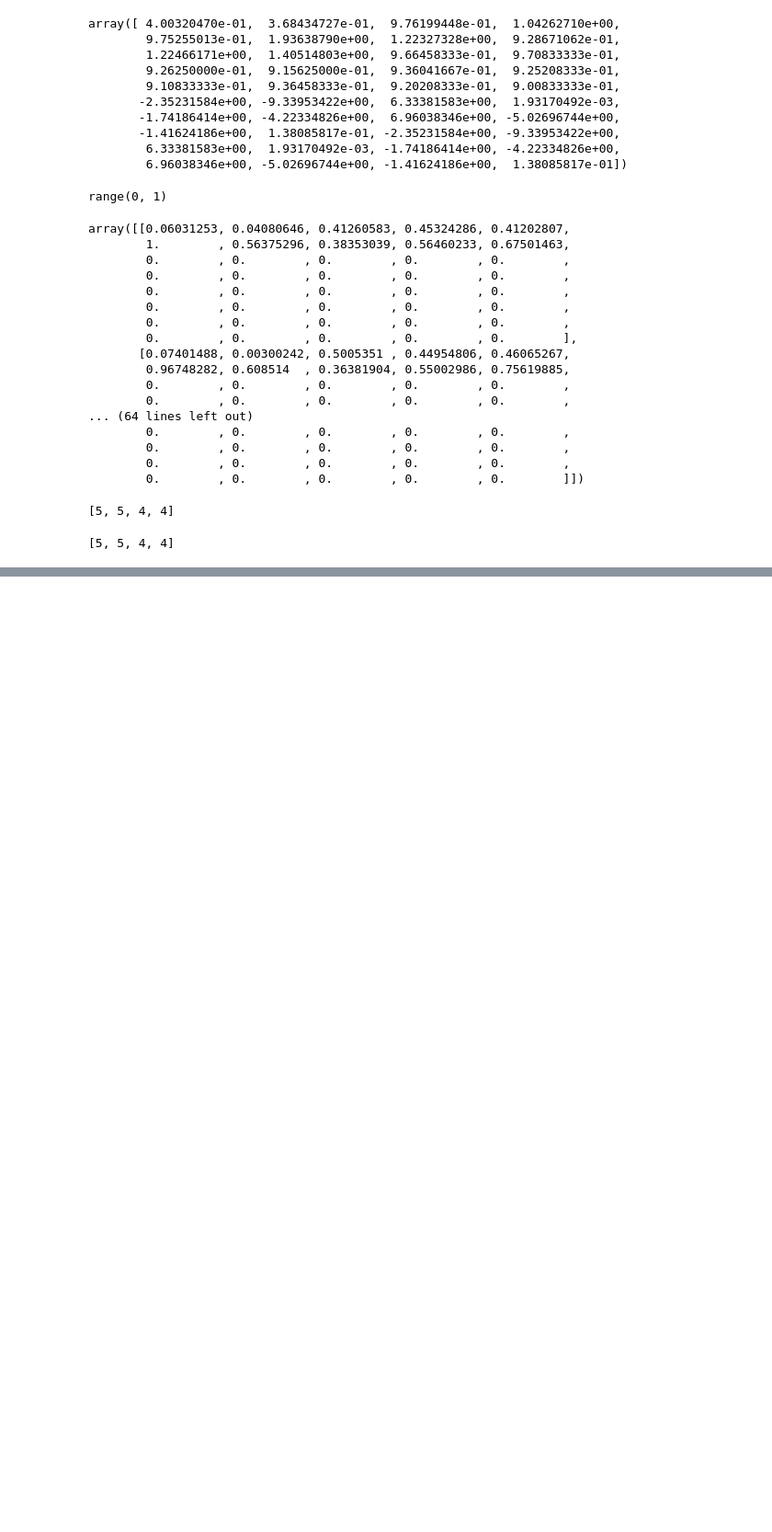
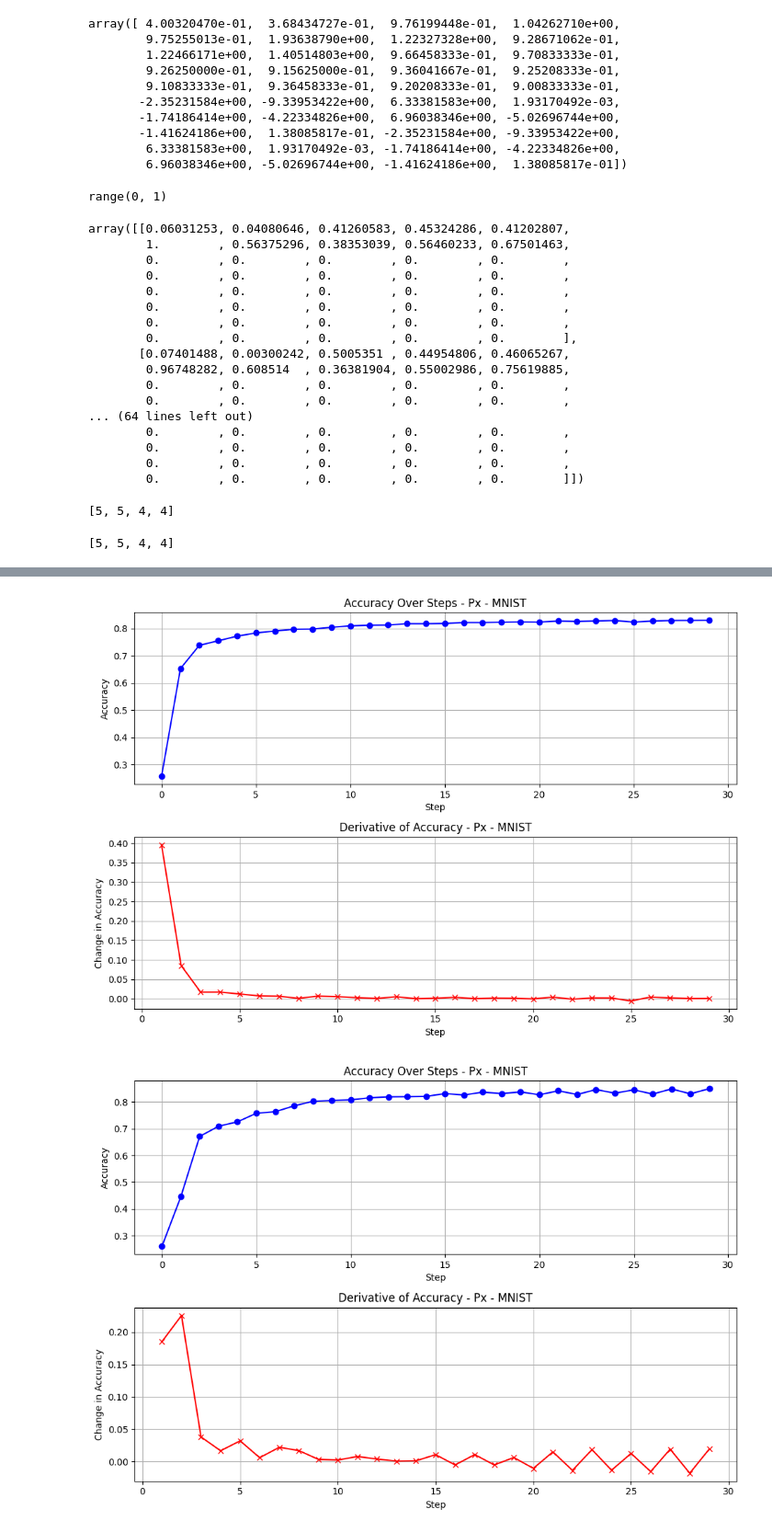
Before and after one commit to dariofenoglio98/FLUX, a Jupyter notebook: tmp_hide/trash.ipynb, the cells around one changed output, grey strips where cells are left out. Shown: that part at 92% size. Cells and saved outputs as stored; diff of their text form; code cells hidden in the pictures; blank space fills up the shorter version.

```diff
--- a/tmp_hide/trash.ipynb
+++ b/tmp_hide/trash.ipynb
@@ -131,0 +261,43 @@ x
+# %%
+# read data json
+import json
+
+x = []
+for i in range(5):
+    with open(f'../fedavg/histories/42/LeNet5/MNIST/static/distributed_metrics_{i}.json') as f:
+        x.append(json.load(f))
+# %%
+for i in range(5):
+
+    # Step 3: Compute the derivative using NumPy's diff function
+    # The derivative represents the change in accuracy between consecutive steps
+    derivative = np.diff(x[i]['accuracy'])
+
+    # Optional: Create an array for the x-axis that aligns with the derivative data
+    # Since diff reduces the array length by 1, we align it accordingly
+    x_derivative = np.arange(1, len(x[i]['accuracy']))
+
+    # Step 4: Plot the original accuracy and its derivative
+    plt.figure(figsize=(10, 7))
+
+    # Plot Accuracy
+    plt.subplot(2, 1, 1)
+    plt.plot(x[i]['accuracy'], marker='o', linestyle='-', color='blue')
+    plt.title('Accuracy Over Steps - Px - MNIST')
+    plt.xlabel('Step')
+    plt.ylabel('Accuracy')
+    plt.grid(True)
+
+    # Plot Derivative of Accuracy
+    plt.subplot(2, 1, 2)
+    plt.plot(x_derivative, derivative, marker='x', linestyle='-', color='red')
+    plt.title('Derivative of Accuracy - Px - MNIST')
+    plt.xlabel('Step')
+    plt.ylabel('Change in Accuracy')
+    plt.grid(True)
+
+    plt.tight_layout()
+    plt.show()
+# %% [output]
+[figure, added]
+[figure, added]
```
Also changed, not shown: parts of 8 cells of this notebook, 8 other files.
